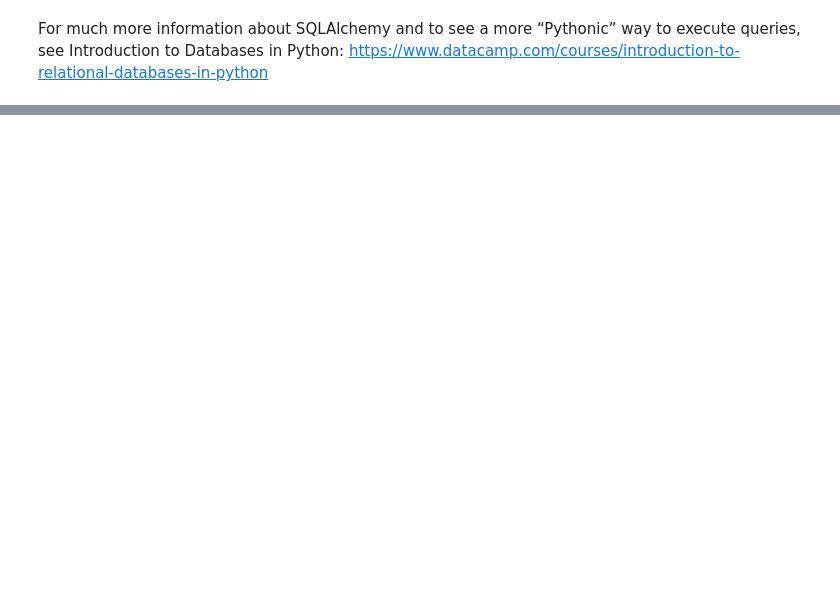
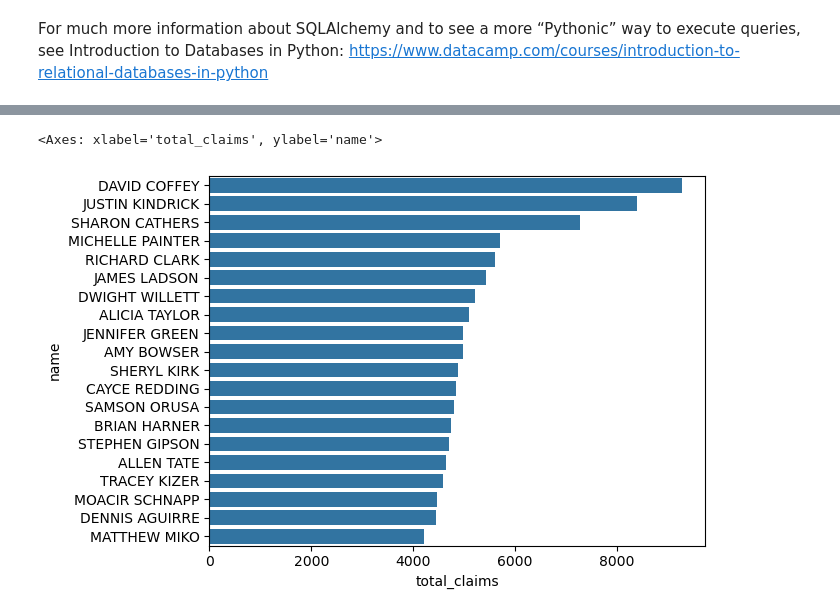
Before and after one commit to NSS-Data-Analytics-Cohort-12/prescribers-python-da12-v2-git-pushers, a Jupyter notebook: notebooks/prescribers.ipynb, the cells around one changed output, grey strips where cells are left out. Cells and saved outputs as stored; diff of their text form; code cells hidden in the pictures; blank space fills up the shorter version.

Commit message:
version3_prescribers2

```diff
--- a/notebooks/prescribers.ipynb
+++ b/notebooks/prescribers.ipynb
@@ -101,0 +144,19 @@ For much more information about SQLAlchemy and to see a more “Pythonic” way
+# %%
+query_2 = '''Select Concat(prescriber.nppes_provider_first_name, ' ', prescriber.nppes_provider_last_org_name) As name,
+	prescriber.specialty_description,
+	sum(prescription.total_claim_count)
+From prescriber
+Left Join prescription
+Using (npi)
+Left Join drug as d
+On prescription.drug_name = d.drug_name
+Where prescriber.nppes_provider_state = 'TN'
+	And d.opioid_drug_flag = 'Y'
+Group By 1, 2
+Order By 3 DESC'''
+# %%
+with engine.connect() as connection:
+    opioid_prescribers = pd.read_sql(text(query_2), con = connection)
+
+opioid_prescribers.head()
+# opioid_prescribers.info()
@@ -101,0 +170,6 @@ For much more information about SQLAlchemy and to see a more “Pythonic” way
+# %%
+opioid_prescribers = opioid_prescribers.sort_values('sum', ascending=False)
+opioid_prescribers = opioid_prescribers.rename(columns={'sum':'total_claims'})
+# %%
+opioid_prescribers_top20 = opioid_prescribers.iloc[0:20]
+print(opioid_prescribers_top20)
@@ -101,0 +207,5 @@ For much more information about SQLAlchemy and to see a more “Pythonic” way
+# %%
+sns.barplot(data=opioid_prescribers_top20, x=opioid_prescribers_top20.total_claims, y=opioid_prescribers_top20.name)
+# %% [output]
+<Axes: xlabel='total_claims', ylabel='name'>
+[figure, added]
```
Also changed, not shown: parts of 17 cells of this notebook.
